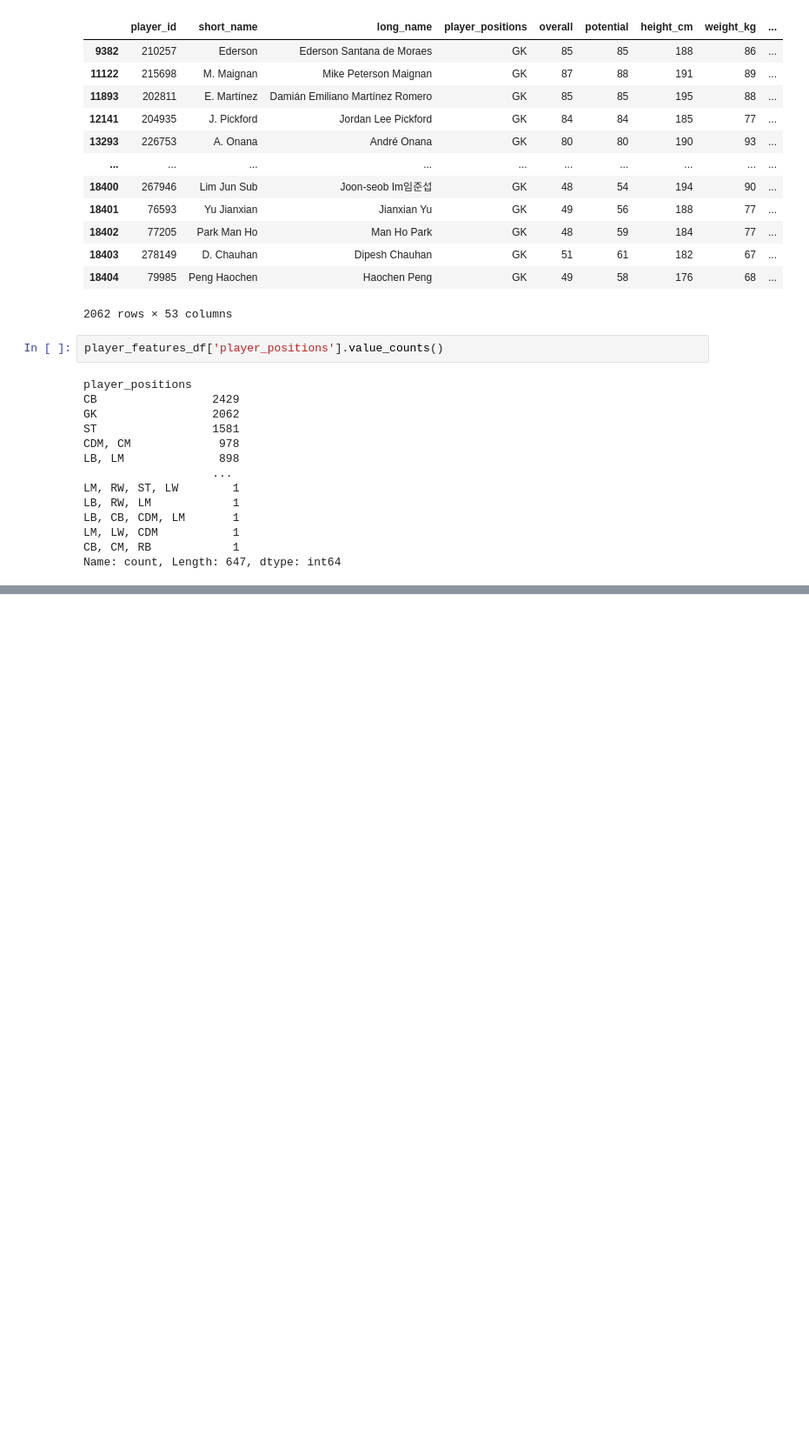
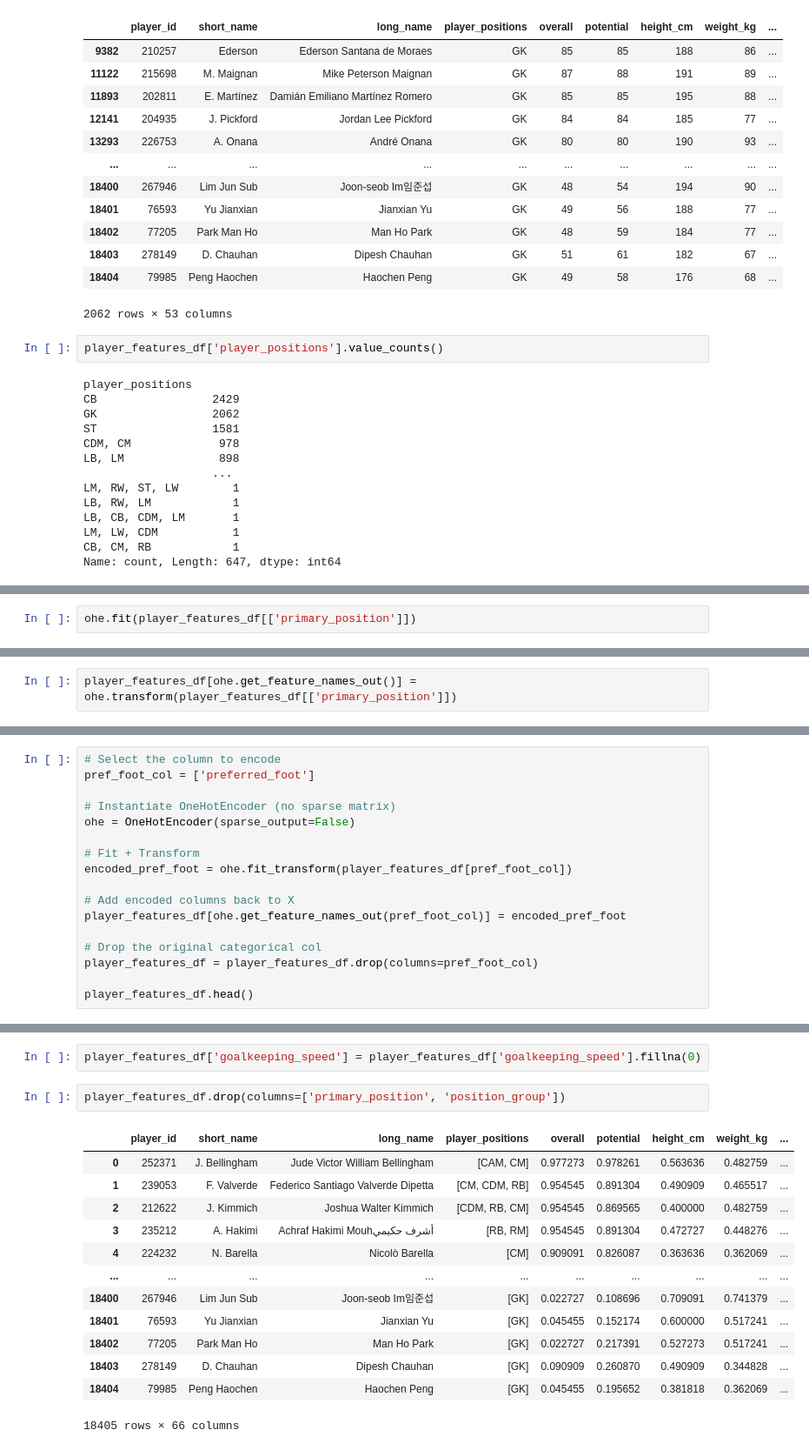
Before and after one commit to arundelljr/MoneyBaller, a Jupyter notebook: notebooks/john_eda.ipynb, the cells around one changed output, grey strips where cells are left out. Shown: that part at 87% size. Saved outputs shown, nothing was run; the diff lists cells and outputs as text; blank space fills up the shorter version.

```diff
--- a/notebooks/john_eda.ipynb
+++ b/notebooks/john_eda.ipynb
@@ -175,0 +342,2 @@ player_features_df
+# %%
+ohe.fit(player_features_df[['primary_position']])
@@ -175,0 +346,2 @@ player_features_df
+# %%
+player_features_df[ohe.get_feature_names_out()] = ohe.transform(player_features_df[['primary_position']])
@@ -175,0 +366,17 @@ player_features_df
+# %%
+# Select the column to encode
+pref_foot_col = ['preferred_foot']
+
+# Instantiate OneHotEncoder (no sparse matrix)
+ohe = OneHotEncoder(sparse_output=False)
+
+# Fit + Transform
+encoded_pref_foot = ohe.fit_transform(player_features_df[pref_foot_col])
+
+# Add encoded columns back to X
+player_features_df[ohe.get_feature_names_out(pref_foot_col)] = encoded_pref_foot
+
+# Drop the original categorical col
+player_features_df = player_features_df.drop(columns=pref_foot_col)
+
+player_features_df.head()
@@ -175,0 +400,18 @@ player_features_df
+# %%
+player_features_df['goalkeeping_speed'] = player_features_df['goalkeeping_speed'].fillna(0)
+# %%
+player_features_df.drop(columns=['primary_position', 'position_group'])
+# %% [output]
+|  | player_id | short_name | long_name | player_positions | overall | potential | height_cm | weight_kg | ... |
+| 0 | 252371 | J. Bellingham | Jude Victor William Bellingham | [CAM, CM] | 0.977273 | 0.978261 | 0.563636 | 0.482759 | ... |
+| 1 | 239053 | F. Valverde | Federico Santiago Valverde Dipetta | [CM, CDM, RB] | 0.954545 | 0.891304 | 0.490909 | 0.465517 | ... |
+| 2 | 212622 | J. Kimmich | Joshua Walter Kimmich | [CDM, RB, CM] | 0.954545 | 0.869565 | 0.400000 | 0.482759 | ... |
+| 3 | 235212 | A. Hakimi | Achraf Hakimi Mouhأشرف حكيمي | [RB, RM] | 0.954545 | 0.891304 | 0.472727 | 0.448276 | ... |
+| 4 | 224232 | N. Barella | Nicolò Barella | [CM] | 0.909091 | 0.826087 | 0.363636 | 0.362069 | ... |
+| ... | ... | ... | ... | ... | ... | ... | ... | ... | ... |
+| 18400 | 267946 | Lim Jun Sub | Joon-seob Im임준섭 | [GK] | 0.022727 | 0.108696 | 0.709091 | 0.741379 | ... |
+| 18401 | 76593 | Yu Jianxian | Jianxian Yu | [GK] | 0.045455 | 0.152174 | 0.600000 | 0.517241 | ... |
+| 18402 | 77205 | Park Man Ho | Man Ho Park | [GK] | 0.022727 | 0.217391 | 0.527273 | 0.517241 | ... |
+| 18403 | 278149 | D. Chauhan | Dipesh Chauhan | [GK] | 0.090909 | 0.260870 | 0.490909 | 0.344828 | ... |
+| 18404 | 79985 | Peng Haochen | Haochen Peng | [GK] | 0.045455 | 0.195652 | 0.381818 | 0.362069 | ... |
+18405 rows × 66 columns
```
Also changed, not shown: parts of 26 cells of this notebook, 1 other file.
